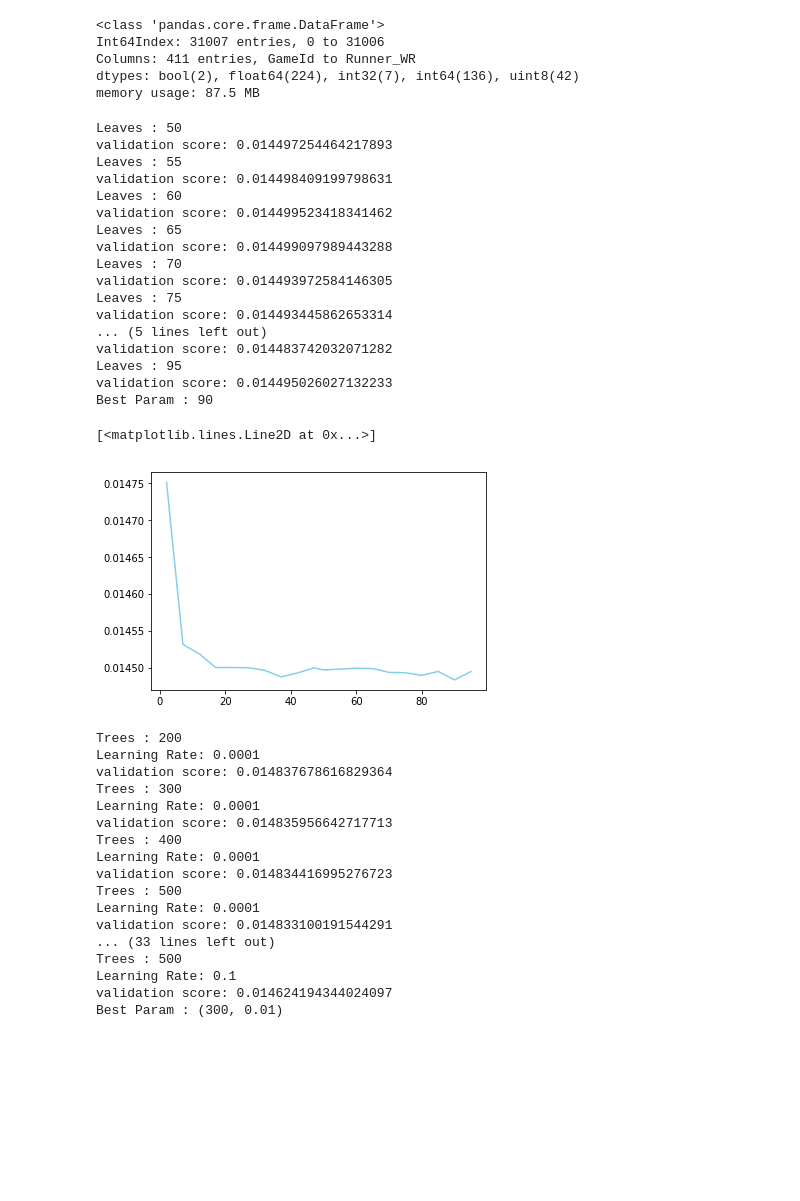
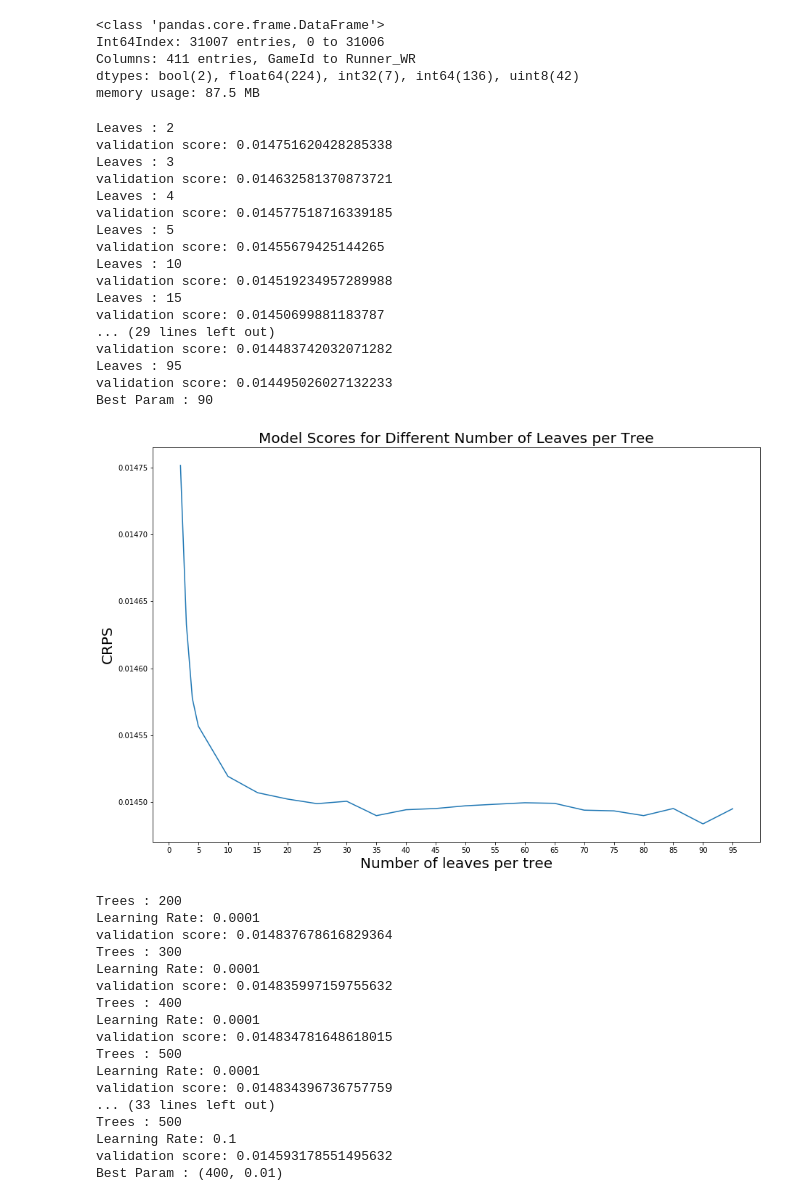
Before and after one commit to ted091020/Capstone-Project, a Jupyter notebook: lgbm model.ipynb, the cells around one changed output. Cells and saved outputs as stored; diff of their text form; code cells hidden in the pictures; blank space fills up the shorter version.

```diff
--- a/lgbm model.ipynb
+++ b/lgbm model.ipynb
@@ -95,8 +95,9 @@ scaler = preprocessing.StandardScaler()
 scaler.fit(y_test.reshape(-1, 1))
 y_test = scaler.transform(y_test.reshape(-1,1)).flatten()
 # %%
-leaf_space = range(50, 100, 5)
-
+leaf_space = [2, 3, 4] + list(range(5, 100, 5))
+val_scores = []
+params = []
 
 
 for leaves in leaf_space:
@@ -148,19 +149,19 @@ for leaves in leaf_space:
 
 print('Best Param : {}'.format(params[val_scores.index(min(val_scores))]))
 # %% [output]
-Leaves : 50
-validation score: 0.014497254464217893
-Leaves : 55
-validation score: 0.014498409199798631
-Leaves : 60
-validation score: 0.014499523418341462
-Leaves : 65
-validation score: 0.014499097989443288
-Leaves : 70
-validation score: 0.014493972584146305
-Leaves : 75
-validation score: 0.014493445862653314
-... (5 lines left out)
+Leaves : 2
+validation score: 0.014751620428285338
+Leaves : 3
+validation score: 0.014632581370873721
+Leaves : 4
+validation score: 0.014577518716339185
+Leaves : 5
+validation score: 0.01455679425144265
+Leaves : 10
+validation score: 0.014519234957289988
+Leaves : 15
+validation score: 0.01450699881183787
+... (29 lines left out)
 validation score: 0.014483742032071282
 Leaves : 95
 validation score: 0.014495026027132233
@@ -168,11 +169,17 @@ Best Param : 90
 # %%
 data = list(zip(params, val_scores))
 scores_df = pd.DataFrame(data, columns=['params', 'val_scores'])
-# %%
-plt.plot('params', 'val_scores', data=scores_df, color='skyblue')
-# %% [output]
-[<matplotlib.lines.Line2D at 0x...>]
-[figure, removed]
+# %%
+plt.rcParams["figure.figsize"] = (15,10)
+plt.plot('params', 'val_scores', data=scores_df)
+plt.xlabel('Number of leaves per tree', size=20)
+plt.ylabel('CRPS', size=20)
+plt.xticks(list(range(0,100,5)))
+plt.title('Model Scores for Different Number of Leaves per Tree', size=20)
+plt.savefig(r'C:\Users\Evan\Desktop\Capstone_Project\Images\LeavesTuning.png')
+plt.show()
+# %% [output]
+[figure, added]
 # %%
 LR_space = [0.0001, 0.001, 0.01, 0.1]
 estimator_space = [200, 300, 400, 500]
@@ -194,7 +201,7 @@ for LR in LR_space:
             # print(len(tr_x),len(vl_x))
             tr_data = lgb.Dataset(tr_x, label=tr_y)
             vl_data = lgb.Dataset(vl_x, label=vl_y)
-            clf = lgb.LGBMRegressor(n_estimators=estimator,learning_rate=LR, num_leaves=150)
+            clf = lgb.LGBMRegressor(n_estimators=estimator,learning_rate=LR, num_leaves=90)
             clf.fit(tr_x, tr_y,
                 eval_set=[(vl_x, vl_y)],
                 early_stopping_rounds=20,
@@ -238,18 +245,18 @@ Learning Rate: 0.0001
 validation score: 0.014837678616829364
 Trees : 300
 Learning Rate: 0.0001
-validation score: 0.014835956642717713
+validation score: 0.014835997159755632
 Trees : 400
 Learning Rate: 0.0001
-validation score: 0.014834416995276723
+validation score: 0.014834781648618015
 Trees : 500
 Learning Rate: 0.0001
-validation score: 0.014833100191544291
+validation score: 0.014834396736757759
 ... (33 lines left out)
 Trees : 500
 Learning Rate: 0.1
-validation score: 0.014624194344024097
-Best Param : (300, 0.01)
+validation score: 0.014593178551495632
+Best Param : (400, 0.01)
 # %%
 # Fit a model with the best hyperparameters
 LR = 0.01
```
Also changed, not shown: parts of 3 cells of this notebook.
